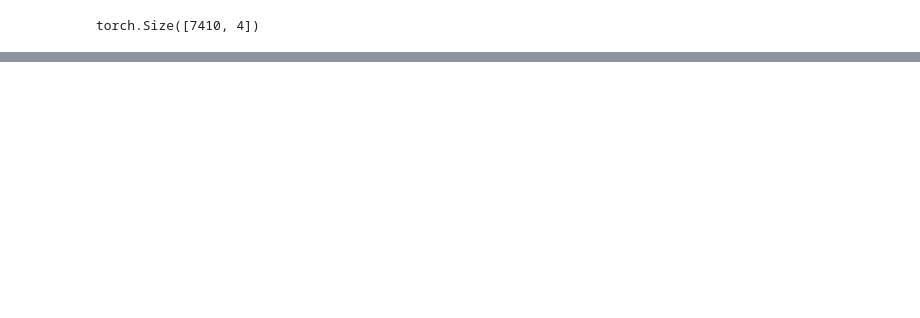
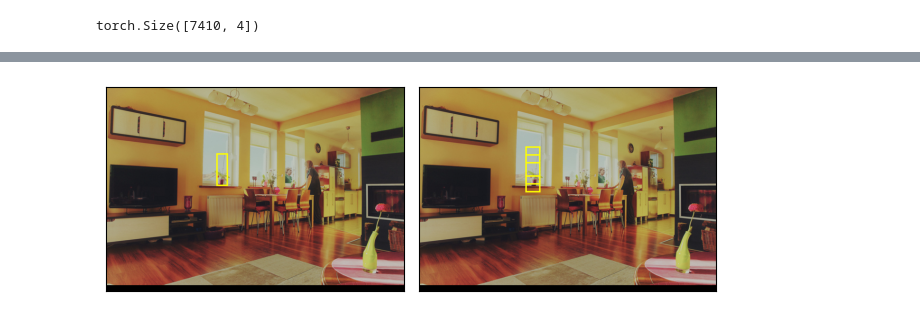
Before and after one commit to anenbergb/yolo-object-detection, a Jupyter notebook: notebooks/dev-model.ipynb, the cells around one changed output, grey strips where cells are left out. Drawn from its saved outputs; the diff is of its cells as text; code cells hidden in the pictures; blank space fills up the shorter version.

```diff
--- a/notebooks/dev-model.ipynb
+++ b/notebooks/dev-model.ipynb
@@ -214,0 +392,20 @@ tensor([[224, 128]])
+# %%
+gt_box_index = -2
+grid_anchors_indices = iou_top_indices[gt_box_index][:3]
+# %%
+select_grid_anchors = scale * grid_anchors_xyxy_flatten[grid_anchors_indices]
+# %%
+select_grid_anchors_bboxes = tv_tensors.BoundingBoxes(
+    select_grid_anchors,
+    format="XYXY",
+    canvas_size=image_trans.shape[-2:],
+)
+select_gt_bboxes = tv_tensors.BoundingBoxes(
+    target_trans["boxes"][gt_box_index],
+    format="XYXY",
+    canvas_size=image_trans.shape[-2:],
+)
+# %%
+plot([(image_trans, select_gt_bboxes), (image_trans, select_grid_anchors_bboxes)])
+# %% [output]
+[figure, added]
```
Also changed, not shown: parts of 50 cells of this notebook, 1 other file.
